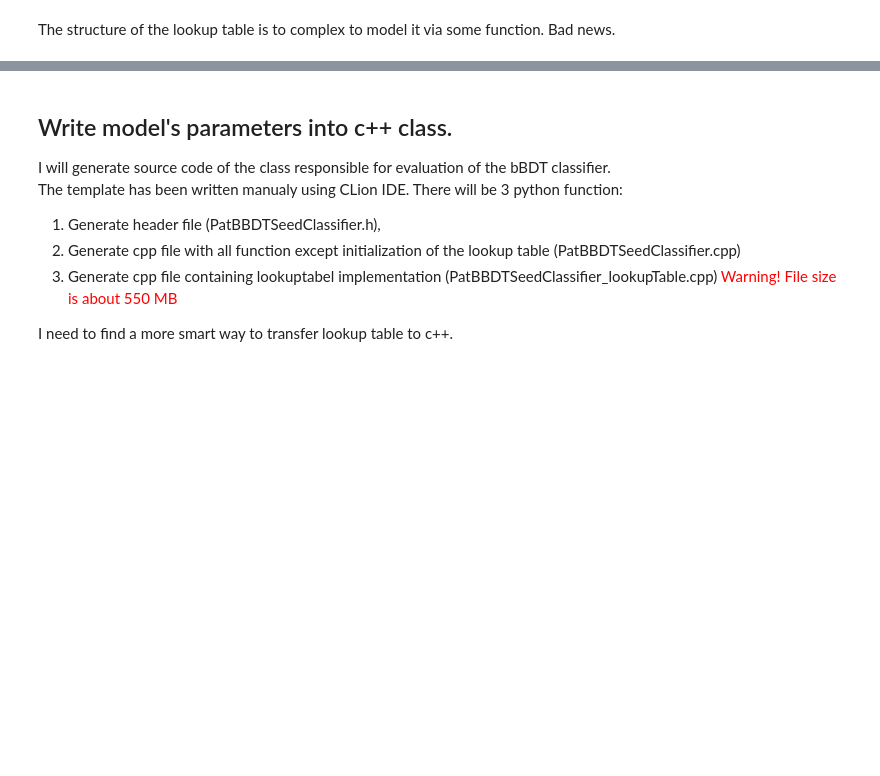
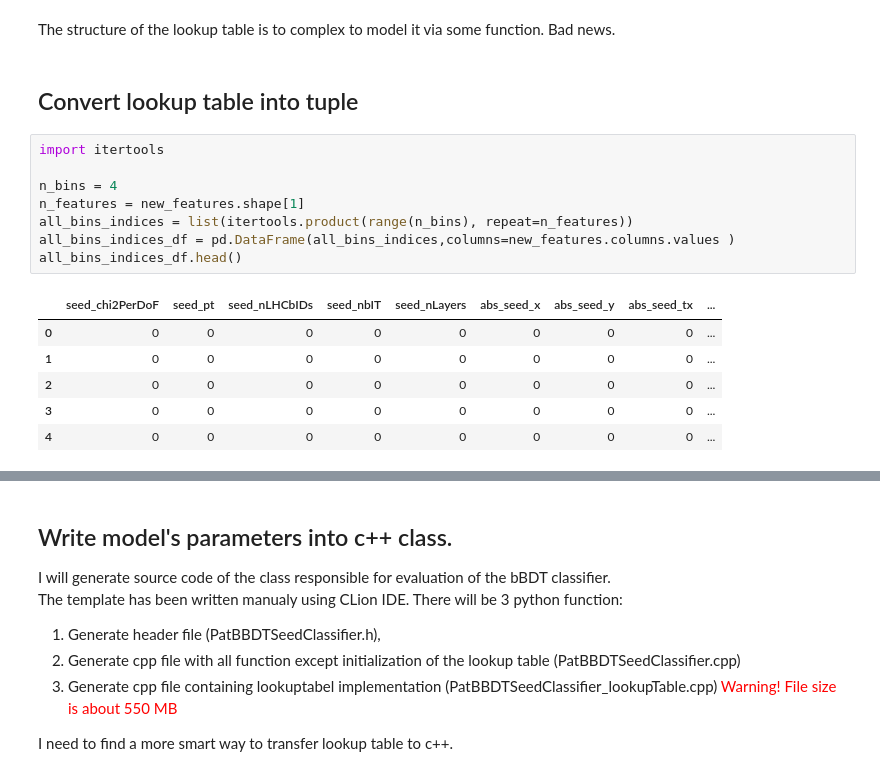
Before and after one commit to adendek/DownstreamTracking, a Jupyter notebook: SeedClassifier/BDT-XGBoost.ipynb, the cells around one changed output, grey strips where cells are left out. Drawn from its saved outputs; the diff is of its cells as text; blank space fills up the shorter version.

Commit message:
fix generation of the tuple classifier

```diff
--- a/SeedClassifier/BDT-XGBoost.ipynb
+++ b/SeedClassifier/BDT-XGBoost.ipynb
@@ -795,3 +794,20 @@ f.tight_layout()
 [figure]
 # %% [markdown]
 The structure of the lookup table is to complex to model it via some function. Bad news.
+# %% [markdown]
+## Convert lookup table into tuple
+# %%
+import itertools
+
+n_bins = 4
+n_features = new_features.shape[1]
+all_bins_indices = list(itertools.product(range(n_bins), repeat=n_features))
+all_bins_indices_df = pd.DataFrame(all_bins_indices,columns=new_features.columns.values )
+all_bins_indices_df.head()
+# %% [output]
+|  | seed_chi2PerDoF | seed_pt | seed_nLHCbIDs | seed_nbIT | seed_nLayers | abs_seed_x | abs_seed_y | abs_seed_tx | ... |
+| 0 | 0 | 0 | 0 | 0 | 0 | 0 | 0 | 0 | ... |
+| 1 | 0 | 0 | 0 | 0 | 0 | 0 | 0 | 0 | ... |
+| 2 | 0 | 0 | 0 | 0 | 0 | 0 | 0 | 0 | ... |
+| 3 | 0 | 0 | 0 | 0 | 0 | 0 | 0 | 0 | ... |
+| 4 | 0 | 0 | 0 | 0 | 0 | 0 | 0 | 0 | ... |
```
Also changed, not shown: parts of 19 cells of this notebook.
